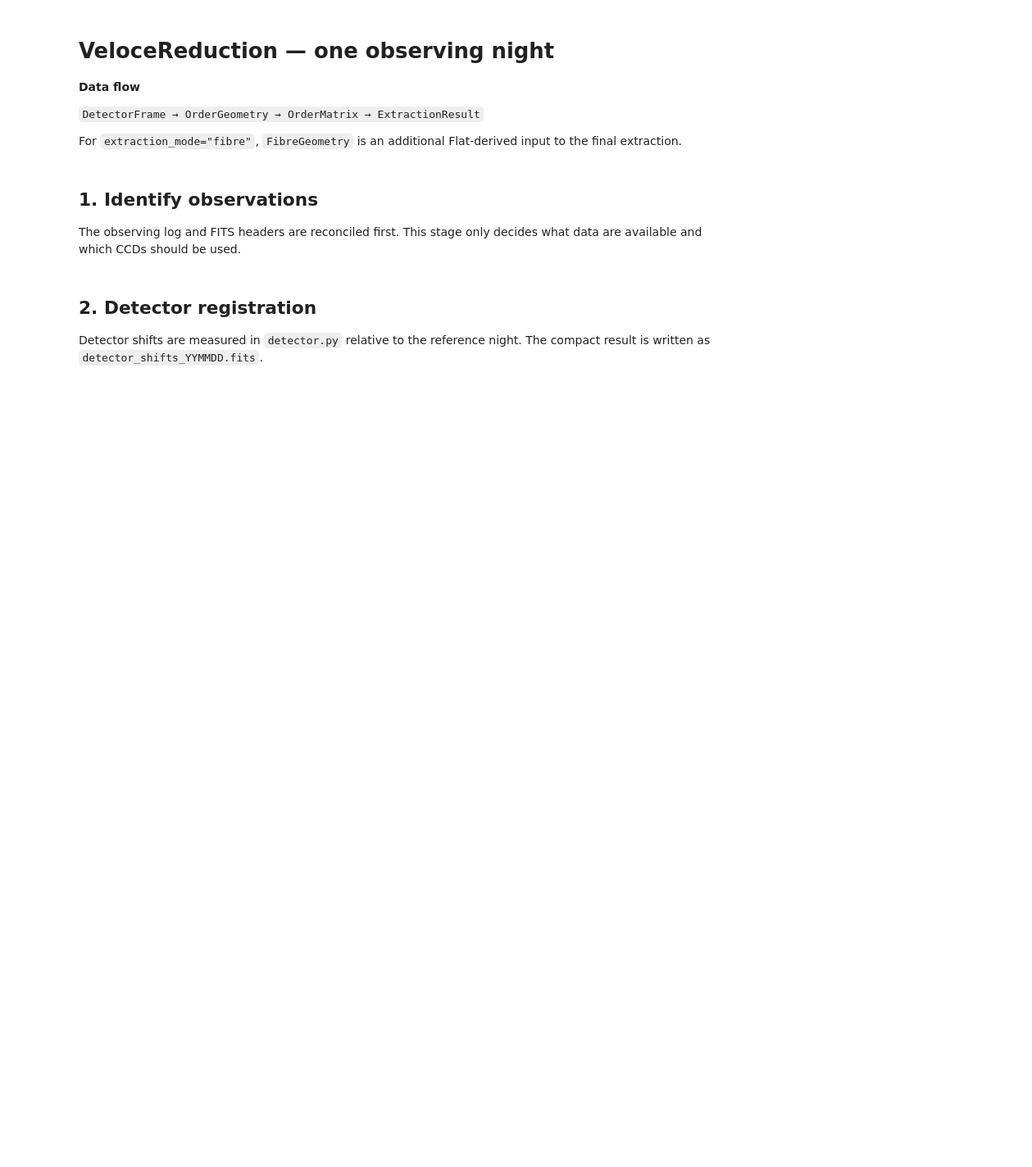
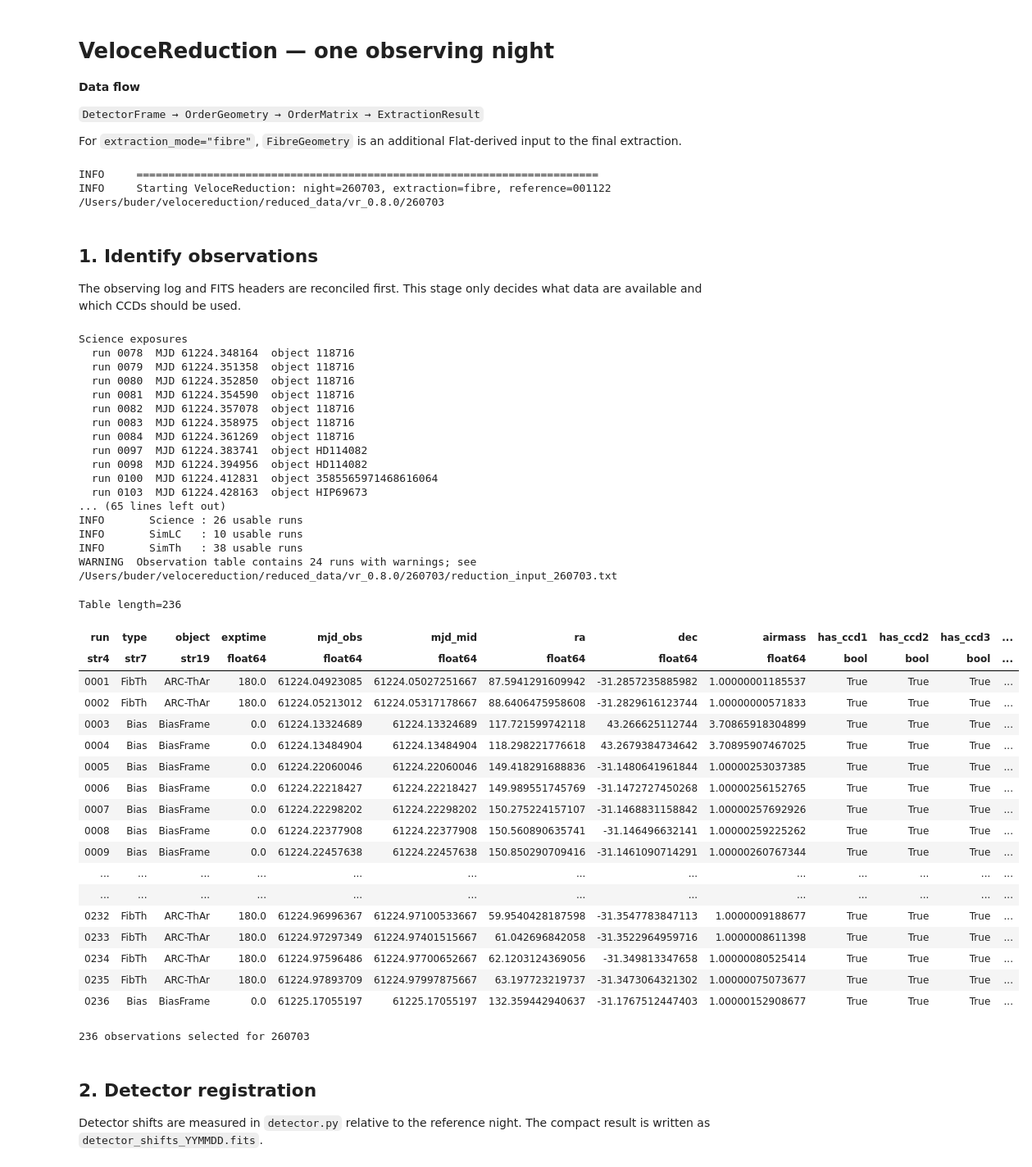
Before and after one commit to svenbuder/velocereduction, a Jupyter notebook: reduce_night.ipynb, the cells around one changed output. Shown at 82% size. Cells and saved outputs as stored; diff of their text form; code cells hidden in the pictures; blank space fills up the shorter version.

```diff
--- a/reduce_night.ipynb
+++ b/reduce_night.ipynb
@@ -21,25 +21,65 @@ from velocereduction import (
 from velocereduction.config import prepare_reduction, setup_logging
 
 night = "001122"
-# night = "260703"
+night = "260703"
 config = ReductionConfig(
     night=night,
     extraction_mode="fibre",   # "summed" or "fibre"
-    diagnostics="full",
-    log_level="DEBUG",
+    diagnostics="full", # "none", "basic", or "full"
+    log_level="DEBUG", # "DEBUG", "INFO", "WARNING", or "ERROR"
     overwrite=False,
 )
 paths = prepare_reduction(config, __version__)
 logger = setup_logging(config, paths)
 print(paths.root)
+# %% [output]
+INFO     ========================================================================
+INFO     Starting VeloceReduction: night=260703, extraction=fibre, reference=001122
+/Users/buder/velocereduction/reduced_data/vr_0.8.0/260703
 # %% [markdown]
 ## 1. Identify observations
 
 The observing log and FITS headers are reconciled first. This stage only decides what data are available and which CCDs should be used.
 # %%
 reduction_input = observations.identify_observations(config, paths)
-display(reduction_input)
-print(f"{len(reduction_input)} observations selected for {night}")
+# %% [output]
+Science exposures
+  run 0078  MJD 61224.348164  object 118716
+  run 0079  MJD 61224.351358  object 118716
+  run 0080  MJD 61224.352850  object 118716
+  run 0081  MJD 61224.354590  object 118716
+  run 0082  MJD 61224.357078  object 118716
+  run 0083  MJD 61224.358975  object 118716
+  run 0084  MJD 61224.361269  object 118716
+  run 0097  MJD 61224.383741  object HD114082
+  run 0098  MJD 61224.394956  object HD114082
+  run 0100  MJD 61224.412831  object 3585565971468616064
+  run 0103  MJD 61224.428163  object HIP69673
+... (65 lines left out)
+INFO       Science : 26 usable runs
+INFO       SimLC   : 10 usable runs
+INFO       SimTh   : 38 usable runs
+WARNING  Observation table contains 24 runs with warnings; see /Users/buder/velocereduction/reduced_data/vr_0.8.0/260703/reduction_input_260703.txt
+Table length=236
+| run | type | object | exptime | mjd_obs | mjd_mid | ra | dec | airmass | has_ccd1 | has_ccd2 | has_ccd3 | ... |
+| str4 | str7 | str19 | float64 | float64 | float64 | float64 | float64 | float64 | bool | bool | bool | ... |
+| 0001 | FibTh | ARC-ThAr | 180.0 | 61224.04923085 | 61224.05027251667 | 87.5941291609942 | -31.2857235885982 | 1.00000001185537 | True | True | True | ... |
+| 0002 | FibTh | ARC-ThAr | 180.0 | 61224.05213012 | 61224.05317178667 | 88.6406475958608 | -31.2829616123744 | 1.00000000571833 | True | True | True | ... |
+| 0003 | Bias | BiasFrame | 0.0 | 61224.13324689 | 61224.13324689 | 117.721599742118 | 43.266625112744 | 3.70865918304899 | True | True | True | ... |
+| 0004 | Bias | BiasFrame | 0.0 | 61224.13484904 | 61224.13484904 | 118.298221776618 | 43.2679384734642 | 3.70895907467025 | True | True | True | ... |
+| 0005 | Bias | BiasFrame | 0.0 | 61224.22060046 | 61224.22060046 | 149.418291688836 | -31.1480641961844 | 1.00000253037385 | True | True | True | ... |
+| 0006 | Bias | BiasFrame | 0.0 | 61224.22218427 | 61224.22218427 | 149.989551745769 | -31.1472727450268 | 1.00000256152765 | True | True | True | ... |
+| 0007 | Bias | BiasFrame | 0.0 | 61224.22298202 | 61224.22298202 | 150.275224157107 | -31.1468831158842 | 1.00000257692926 | True | True | True | ... |
+| 0008 | Bias | BiasFrame | 0.0 | 61224.22377908 | 61224.22377908 | 150.560890635741 | -31.146496632141 | 1.00000259225262 | True | True | True | ... |
+| 0009 | Bias | BiasFrame | 0.0 | 61224.22457638 | 61224.22457638 | 150.850290709416 | -31.1461090714291 | 1.00000260767344 | True | True | True | ... |
+| ... | ... | ... | ... | ... | ... | ... | ... | ... | ... | ... | ... | ... |
+| ... | ... | ... | ... | ... | ... | ... | ... | ... | ... | ... | ... | ... |
+| 0232 | FibTh | ARC-ThAr | 180.0 | 61224.96996367 | 61224.97100533667 | 59.9540428187598 | -31.3547783847113 | 1.0000009188677 | True | True | True | ... |
+| 0233 | FibTh | ARC-ThAr | 180.0 | 61224.97297349 | 61224.97401515667 | 61.042696842058 | -31.3522964959716 | 1.0000008611398 | True | True | True | ... |
+| 0234 | FibTh | ARC-ThAr | 180.0 | 61224.97596486 | 61224.97700652667 | 62.1203124369056 | -31.349813347658 | 1.00000080525414 | True | True | True | ... |
+| 0235 | FibTh | ARC-ThAr | 180.0 | 61224.97893709 | 61224.97997875667 | 63.197723219737 | -31.3473064321302 | 1.00000075073677 | True | True | True | ... |
+| 0236 | Bias | BiasFrame | 0.0 | 61225.17055197 | 61225.17055197 | 132.359442940637 | -31.1767512447403 | 1.00000152908677 | True | True | True | ... |
+236 observations selected for 260703
 # %% [markdown]
 ## 2. Detector registration
 
```
Also changed, not shown: parts of 10 cells of this notebook, 3 other files.
